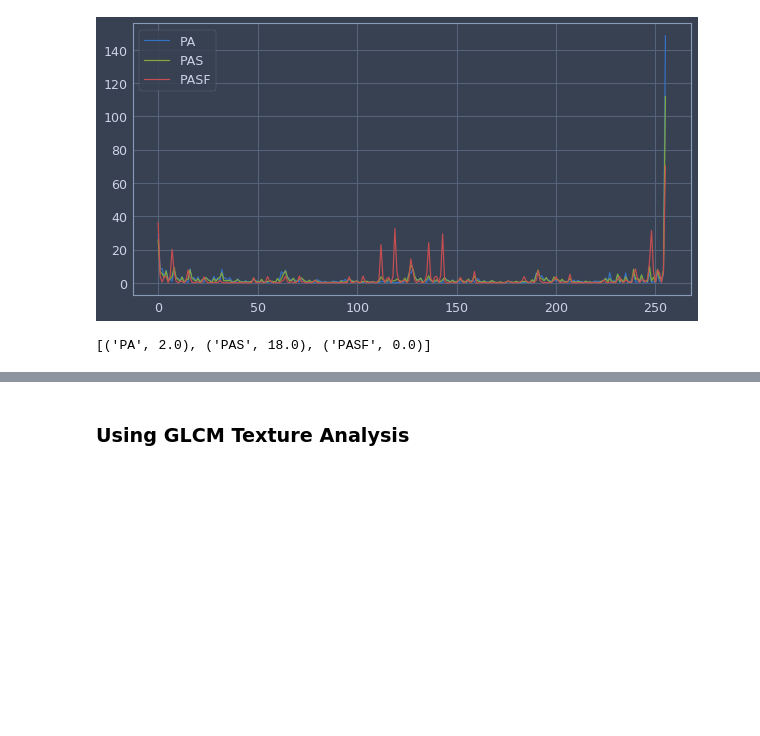
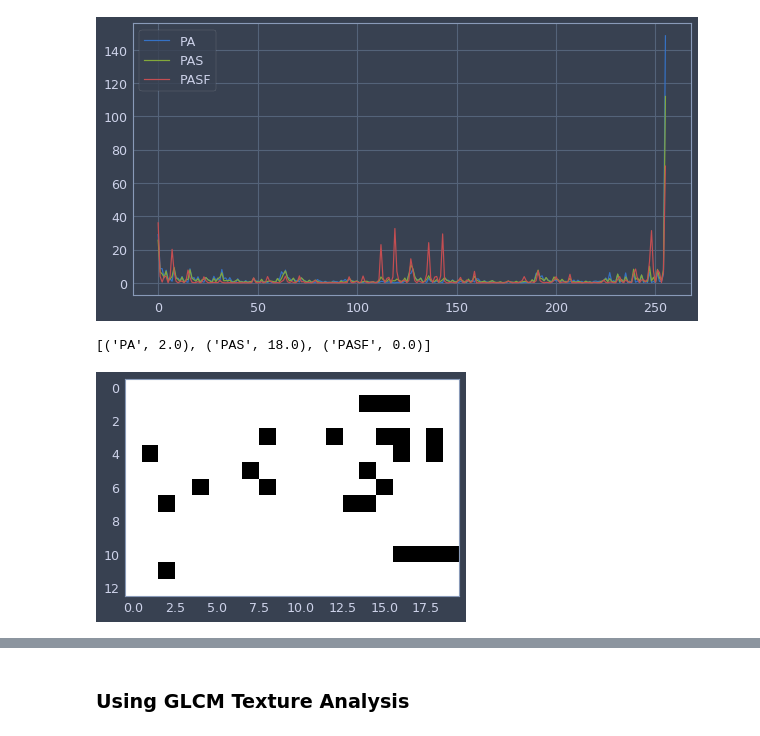
Before and after one commit to WavyV/ABM_RocketMan, a Jupyter notebook: src/Fiona/Analysis Testing.ipynb, the cells around one changed output, grey strips where cells are left out. Saved outputs shown, nothing was run; the diff lists cells and outputs as text; code cells hidden in the pictures; blank space fills up the shorter version.

```diff
--- a/src/Fiona/Analysis Testing.ipynb
+++ b/src/Fiona/Analysis Testing.ipynb
@@ -374,3 +375,25 @@ for i in range(num_of_samples):
 print([s for s in zip(lbp_profile_names, classification)])
 # %% [output]
 [('PA', 2.0), ('PAS', 18.0), ('PASF', 0.0)]
+# %%
+import json
+
+with open('../../data/wed_24.json') as f:
+    real_data = json.load(f)
+# %%
+# real_data[0]['seatlocation'][3]
+seat_data = -np.ones((13, 22))
+for student in real_data:
+#     print(student['seatlocation'])
+    i, j = student["seatlocation"].split(',')
+#     print(i, j)
+    seat_data[int(i), int(j)] = 1
+
+seat_data = np.delete(seat_data, 6, 1)
+seat_data = np.delete(seat_data, 20, 1)
+
+plt.imshow(seat_data, cmap='Greys')
+plt.grid(False)
+plt.show()
+# %% [output]
+[figure, added]
```
Also changed, not shown: parts of 22 cells of this notebook, 1 other file.
